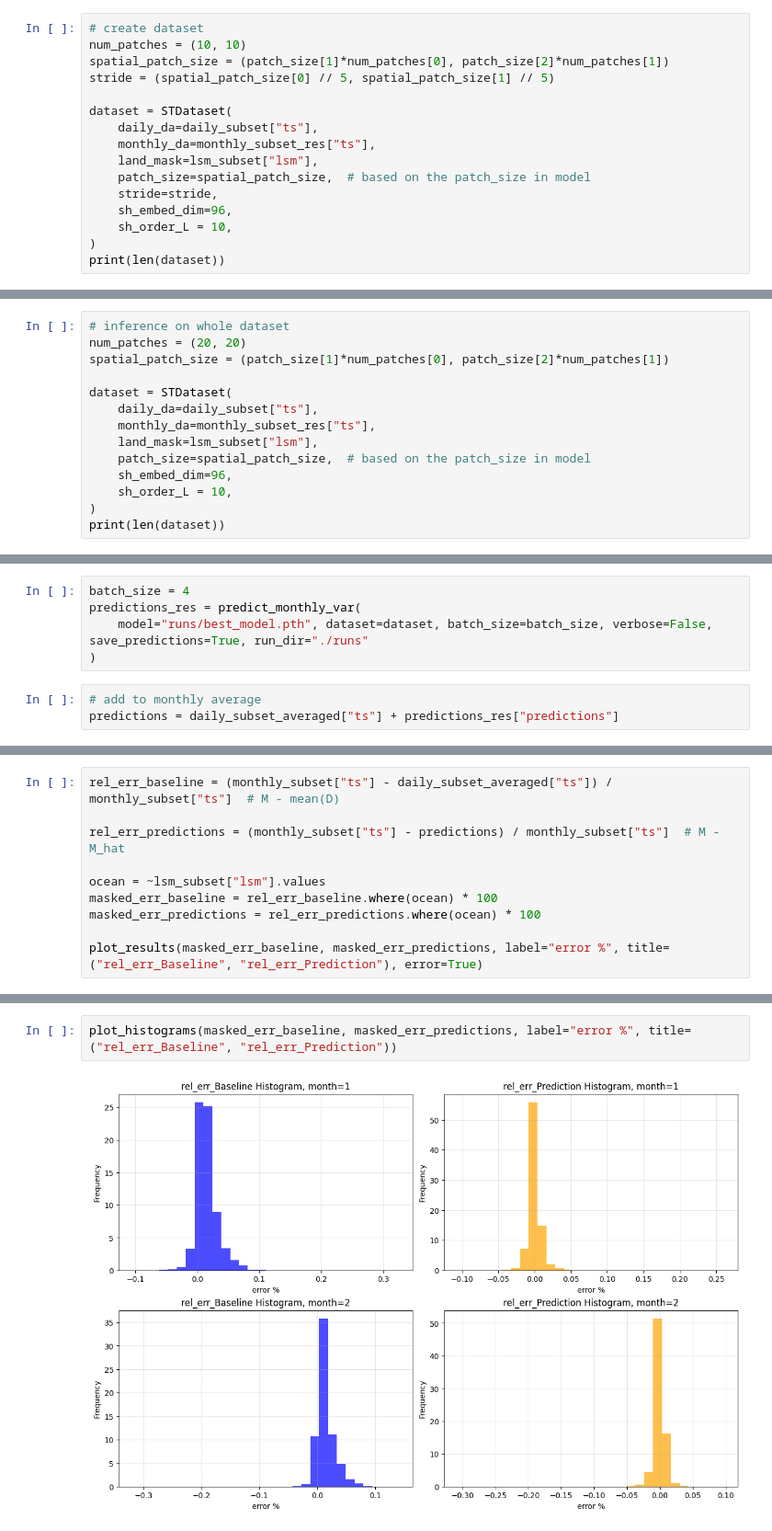
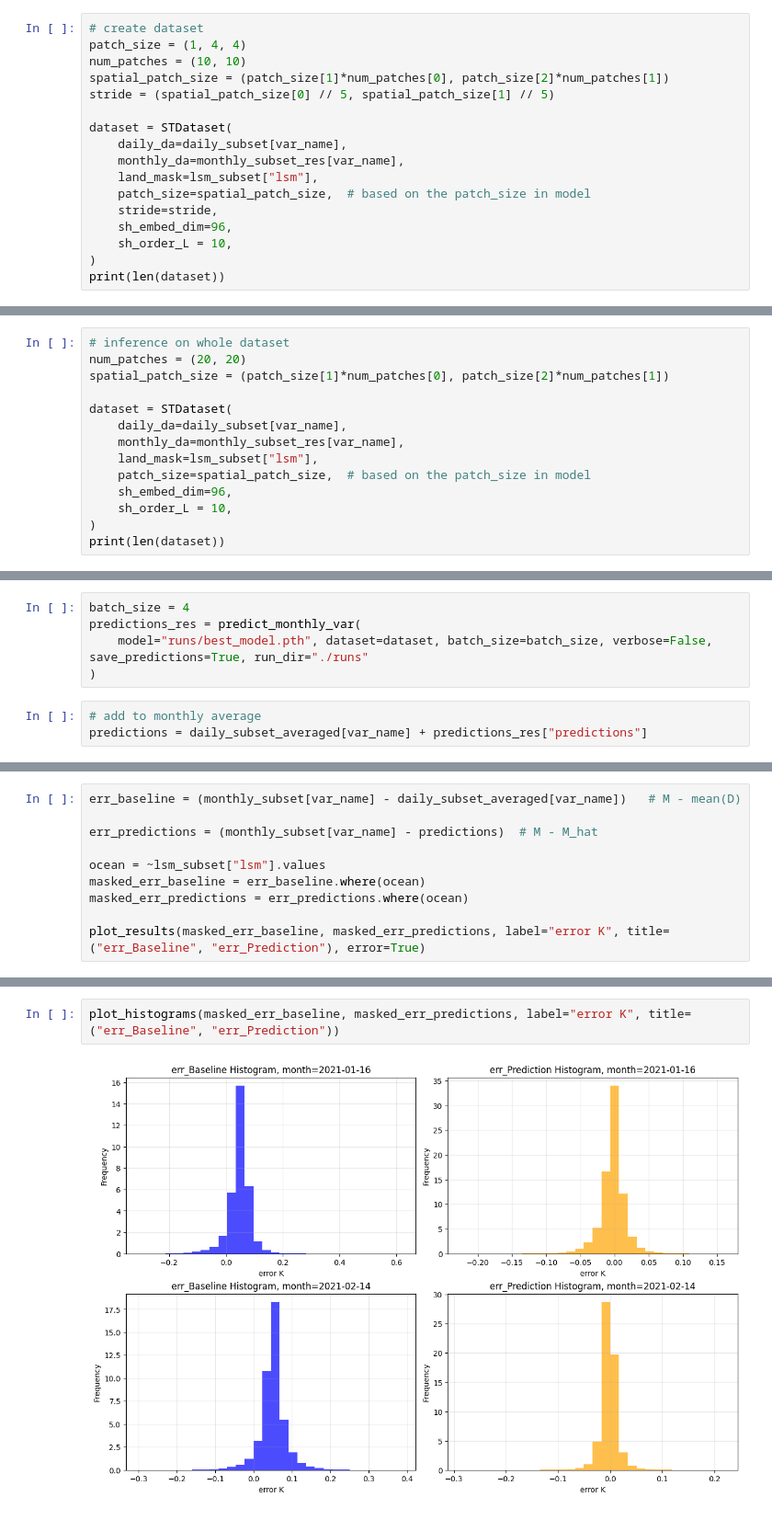
Before and after one commit to ESMValGroup/ClimaNet, a Jupyter notebook: notebooks/example.ipynb, the cells around one changed output, grey strips where cells are left out. Shown at 92% size. Saved outputs shown, nothing was run; the diff lists cells and outputs as text.

Commit message:
Fix plots (#55)
* fix dataset

* fix time in plots

* fix plots in nb

```diff
--- a/notebooks/example.ipynb
+++ b/notebooks/example.ipynb
@@ -56,13 +58,14 @@ patch_size = (1, 4, 4)
 model = SpatioTemporalModel(patch_size=patch_size, overlap=2, num_months=2, embed_dim=64, dropout=0.2, hidden=64)
 # %%
 # create dataset
+patch_size = (1, 4, 4)
 num_patches = (10, 10)
 spatial_patch_size = (patch_size[1]*num_patches[0], patch_size[2]*num_patches[1])
 stride = (spatial_patch_size[0] // 5, spatial_patch_size[1] // 5)
 
 dataset = STDataset(
-    daily_da=daily_subset["ts"],
-    monthly_da=monthly_subset_res["ts"],
+    daily_da=daily_subset[var_name],
+    monthly_da=monthly_subset_res[var_name],
     land_mask=lsm_subset["lsm"],
     patch_size=spatial_patch_size,  # based on the patch_size in model
     stride=stride,
@@ -138,8 +141,8 @@ num_patches = (20, 20)
 spatial_patch_size = (patch_size[1]*num_patches[0], patch_size[2]*num_patches[1])
 
 dataset = STDataset(
-    daily_da=daily_subset["ts"],
-    monthly_da=monthly_subset_res["ts"],
+    daily_da=daily_subset[var_name],
+    monthly_da=monthly_subset_res[var_name],
     land_mask=lsm_subset["lsm"],
     patch_size=spatial_patch_size,  # based on the patch_size in model
     sh_embed_dim=96,
@@ -157,6 +160,6 @@ predictions_res = predict_monthly_var(
 )
 # %%
 # add to monthly average
-predictions = daily_subset_averaged["ts"] + predictions_res["predictions"]
+predictions = daily_subset_averaged[var_name] + predictions_res["predictions"]
 # %%
 ocean = ~lsm_subset["lsm"].values
@@ -168,11 +171,11 @@ plot_results(masked_target, masked_pred, label="SST K", title=("Target", "Predic
 # %%
-rel_err_baseline = (monthly_subset["ts"] - daily_subset_averaged["ts"]) / monthly_subset["ts"]  # M - mean(D)
+err_baseline = (monthly_subset[var_name] - daily_subset_averaged[var_name])   # M - mean(D)
 
-rel_err_predictions = (monthly_subset["ts"] - predictions) / monthly_subset["ts"]  # M - M_hat
+err_predictions = (monthly_subset[var_name] - predictions)  # M - M_hat
 
 ocean = ~lsm_subset["lsm"].values
-masked_err_baseline = rel_err_baseline.where(ocean) * 100
-masked_err_predictions = rel_err_predictions.where(ocean) * 100
+masked_err_baseline = err_baseline.where(ocean)
+masked_err_predictions = err_predictions.where(ocean)
 
-plot_results(masked_err_baseline, masked_err_predictions, label="error %", title=("rel_err_Baseline", "rel_err_Prediction"), error=True)
+plot_results(masked_err_baseline, masked_err_predictions, label="error K", title=("err_Baseline", "err_Prediction"), error=True)
 # %% [output]
@@ -180,4 +183,4 @@ plot_results(masked_err_baseline, masked_err_predictions, label="error %", title
 # %%
-plot_histograms(masked_err_baseline, masked_err_predictions, label="error %", title=("rel_err_Baseline", "rel_err_Prediction"))
+plot_histograms(masked_err_baseline, masked_err_predictions, label="error K", title=("err_Baseline", "err_Prediction"))
 # %% [output]
-[figure, old version]
+[figure, new version]
```
Also changed, not shown: parts of 8 cells of this notebook, 2 other files.
